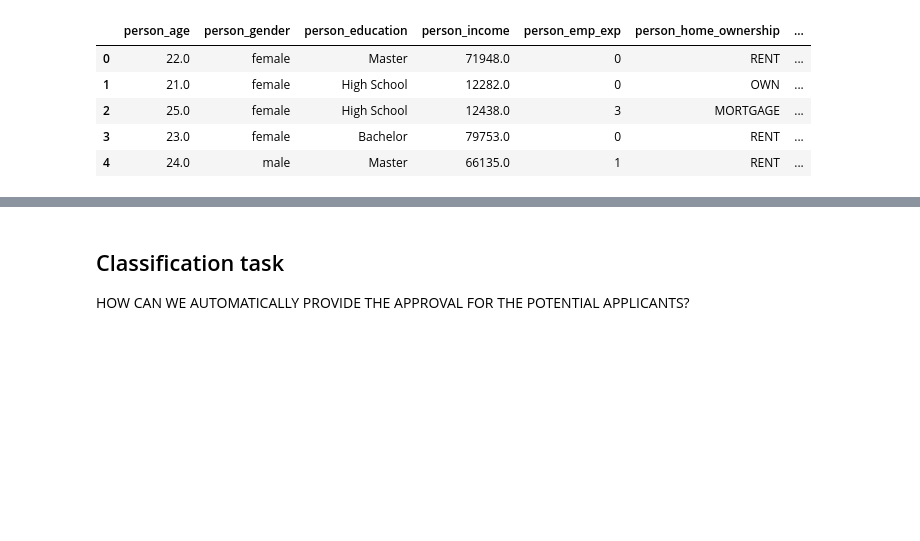
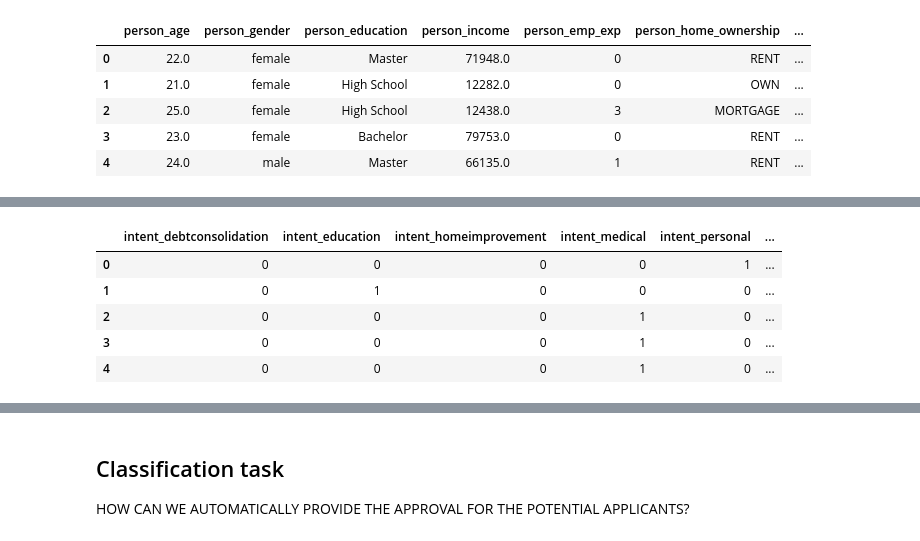
Before and after one commit to VanNguyen-Mia/isolation_forest_practice, a Jupyter notebook: notebooks/research.ipynb, the cells around one changed output, grey strips where cells are left out. Saved outputs shown, nothing was run; the diff lists cells and outputs as text; code cells hidden in the pictures; blank space fills up the shorter version.

```diff
--- a/notebooks/research.ipynb
+++ b/notebooks/research.ipynb
@@ -58,7 +58,7 @@ plt.show()
 [figure]
 # %%
 # Isolation forest
-model = IsolationForest(n_estimators=100, max_samples=256, contamination=float(0.0005), random_state=42)
+model = IsolationForest(n_estimators=100, max_samples=256, contamination=0.0005, random_state=42)
 model.fit(df[['person_age']])
 # %% [output]
 IsolationForest(contamination=0.0005, max_samples=256, random_state=42)
@@ -107,3 +106,5 @@ df.head()
 | 2 | 25.0 | female | High School | 12438.0 | 3 | MORTGAGE | ... |
 | 3 | 23.0 | female | Bachelor | 79753.0 | 0 | RENT | ... |
 | 4 | 24.0 | male | Master | 66135.0 | 1 | RENT | ... |
+# %%
+df = df.drop(columns = ['scores', 'anomaly'])
@@ -121,0 +180,16 @@ df.describe()
+# %%
+dummy_loan_intent = pd.get_dummies(df['loan_intent'], dtype=int)
+dummy_loan_intent.rename(columns={'DEBTCONSOLIDATION':'intent_debtconsolidation',
+                                  	'EDUCATION':'intent_education',
+                                    'HOMEIMPROVEMENT':'intent_homeimprovement',
+                                    'MEDICAL':'intent_medical',
+                                    'PERSONAL':'intent_personal',
+                                    'VENTURE':'intent_venture'}, inplace=True)
+dummy_loan_intent.head()
+# %% [output]
+|  | intent_debtconsolidation | intent_education | intent_homeimprovement | intent_medical | intent_personal | ... |
+| 0 | 0 | 0 | 0 | 0 | 1 | ... |
+| 1 | 0 | 1 | 0 | 0 | 0 | ... |
+| 2 | 0 | 0 | 0 | 1 | 0 | ... |
+| 3 | 0 | 0 | 0 | 1 | 0 | ... |
+| 4 | 0 | 0 | 0 | 1 | 0 | ... |
```
Also changed, not shown: parts of 24 cells of this notebook.
